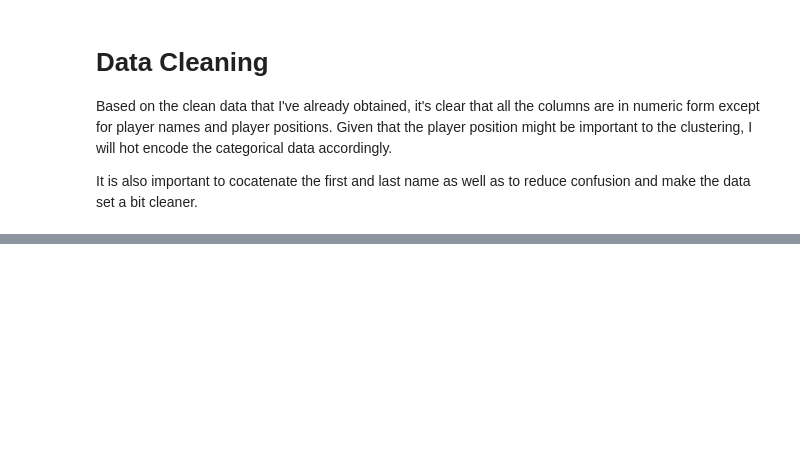
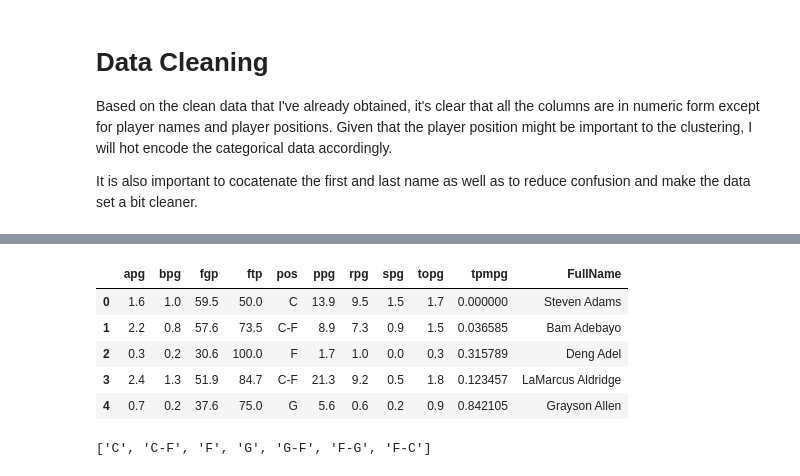
Before and after one commit to lamkg/Fantasy-Basketball-Draft-Project, a Jupyter notebook: Fantasy Basketball Projections 2019.ipynb, the cells around one changed output, grey strips where cells are left out. Drawn from its saved outputs; the diff is of its cells as text; code cells hidden in the pictures; blank space fills up the shorter version.

Commit message:
Performed data cleaning.

```diff
--- a/Fantasy Basketball Projections 2019.ipynb
+++ b/Fantasy Basketball Projections 2019.ipynb
@@ -80,0 +105,6 @@ It is also important to cocatenate the first and last name as well as to reduce
+# %%
+# Concatenate the first and last names
+nba_data['FullName'] = nba_data['firstName'] + ' ' + nba_data['lastName']
+
+# Make sure that there aren't any errors by showing the list
+nba_data.head()
@@ -80,0 +129,19 @@ It is also important to cocatenate the first and last name as well as to reduce
+# %%
+# Remove the former name columns.
+del nba_data['firstName']
+del nba_data['lastName']
+
+# Observe results once again
+nba_data.head()
+# %% [output]
+|  | apg | bpg | fgp | ftp | pos | ppg | rpg | spg | topg | tpmpg | FullName |
+| 0 | 1.6 | 1.0 | 59.5 | 50.0 | C | 13.9 | 9.5 | 1.5 | 1.7 | 0.000000 | Steven Adams |
+| 1 | 2.2 | 0.8 | 57.6 | 73.5 | C-F | 8.9 | 7.3 | 0.9 | 1.5 | 0.036585 | Bam Adebayo |
+| 2 | 0.3 | 0.2 | 30.6 | 100.0 | F | 1.7 | 1.0 | 0.0 | 0.3 | 0.315789 | Deng Adel |
+| 3 | 2.4 | 1.3 | 51.9 | 84.7 | C-F | 21.3 | 9.2 | 0.5 | 1.8 | 0.123457 | LaMarcus Aldridge |
+| 4 | 0.7 | 0.2 | 37.6 | 75.0 | G | 5.6 | 0.6 | 0.2 | 0.9 | 0.842105 | Grayson Allen |
+# %%
+# Find out the unique values of position.
+list(nba_data['pos'].unique())
+# %% [output]
+['C', 'C-F', 'F', 'G', 'G-F', 'F-G', 'F-C']
```
Also changed, not shown: parts of 8 cells of this notebook.
